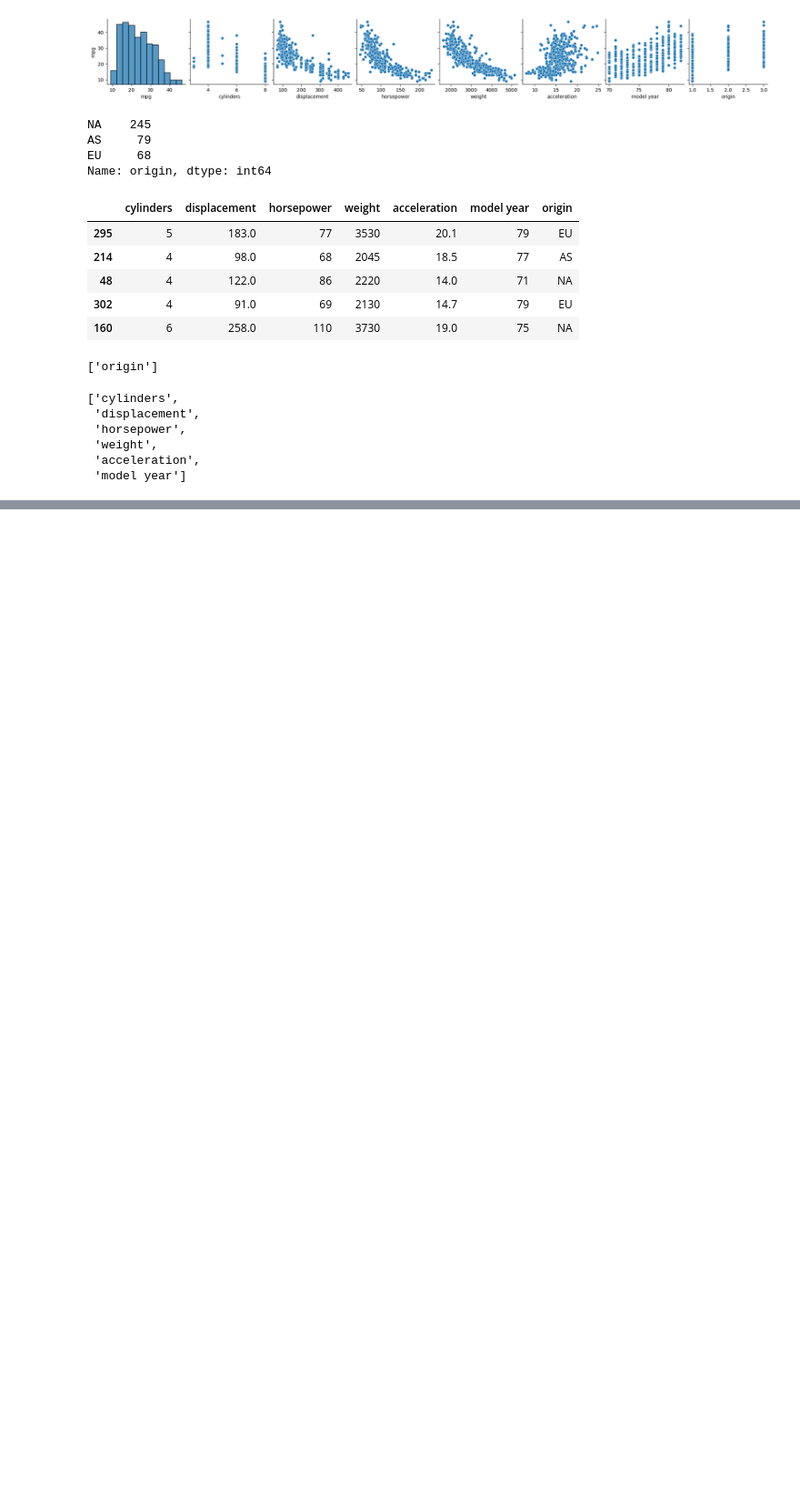
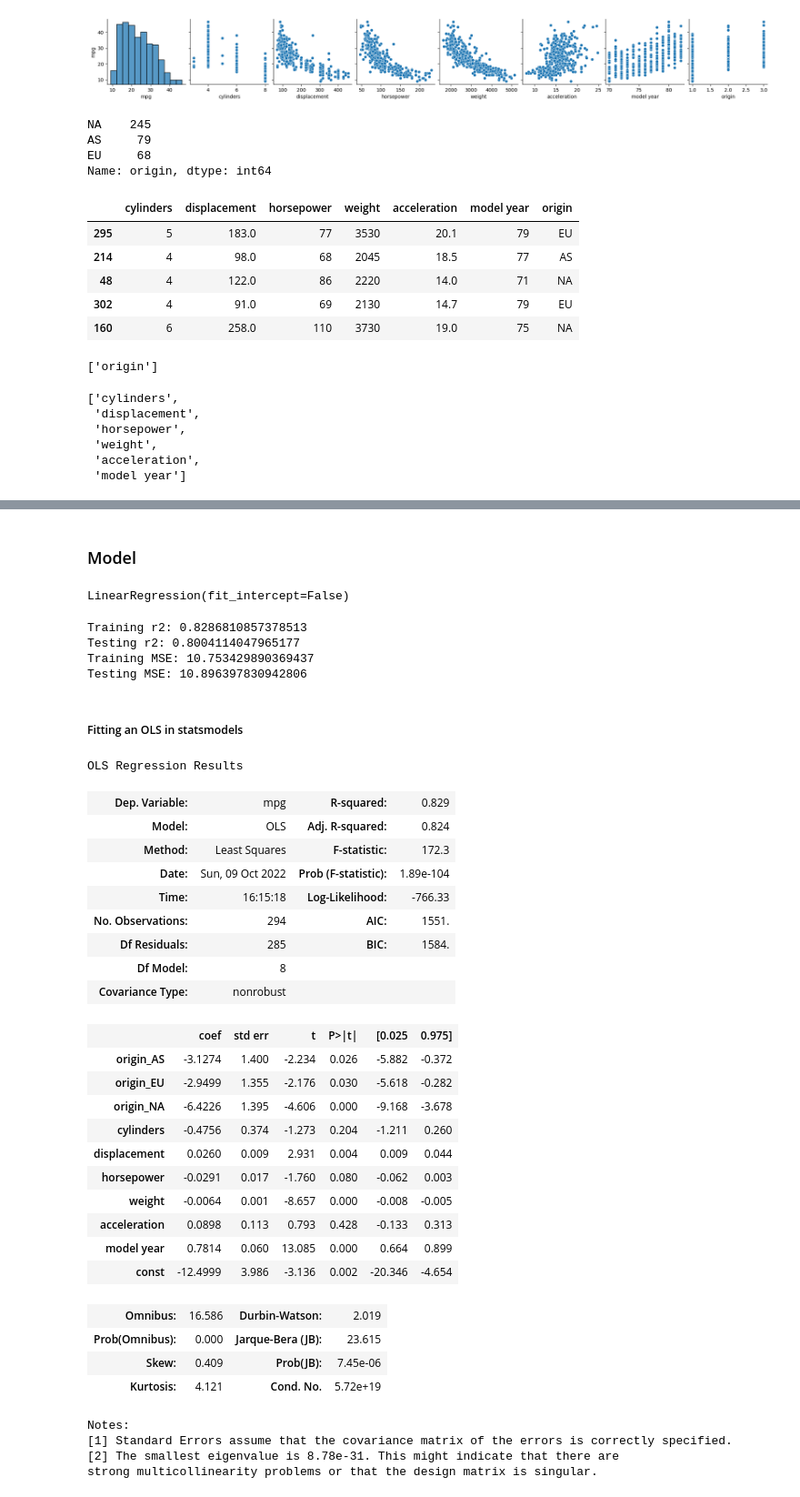
Before and after one commit to paulapipkin/stats_model, a Jupyter notebook: stats_model.ipynb, the cells around one changed output, grey strips where cells are left out. Shown at 91% size. Drawn from its saved outputs; the diff is of its cells as text; code cells hidden in the pictures; blank space fills up the shorter version.

```diff
--- a/stats_model.ipynb
+++ b/stats_model.ipynb
@@ -104,0 +252,10 @@ preprocessor = make_column_transformer((cat_pipe,cat_cols),
+# %% [markdown]
+### Model
+# %%
+#reviewing sklearn
+model = LinearRegression(fit_intercept=False)
+# %%
+# fit the model
+model.fit(X_train_df, y_train)
+# %% [output]
+LinearRegression(fit_intercept=False)
@@ -104,0 +266,15 @@ preprocessor = make_column_transformer((cat_pipe,cat_cols),
+# %%
+from sklearn.metrics import r2_score, mean_squared_error
+# find r-square
+print('Training r2:', r2_score(y_train, train_preds))
+print('Testing r2:', r2_score(y_test, test_preds))
+# find mse
+print('Training MSE:', mean_squared_error(y_train, train_preds))
+print('Testing MSE:', mean_squared_error(y_test, test_preds))
+# %% [output]
+Training r2: 0.8286810857378513
+Testing r2: 0.8004114047965177
+Training MSE: 10.753429890369437
+Testing MSE: 10.896397830942806
+# %% [markdown]
+##### Fitting an OLS in statsmodels
@@ -104,0 +283,40 @@ preprocessor = make_column_transformer((cat_pipe,cat_cols),
+# %%
+## instantiate an OLS model WITH the training data.
+# hasconst=True is the default, but showing for demo
+model = sm.OLS(y_train, X_train_df, hasconst=True)
+# %%
+# Fitting the model (no data in .fit) and saving the result as new var
+result = model.fit()
+# %%
+## get model performance metrics
+result.summary()
+# %% [output]
+OLS Regression Results
+| Dep. Variable: | mpg | R-squared: | 0.829 |
+| Model: | OLS | Adj. R-squared: | 0.824 |
+| Method: | Least Squares | F-statistic: | 172.3 |
+| Date: | Sun, 09 Oct 2022 | Prob (F-statistic): | 1.89e-104 |
+| Time: | 16:15:18 | Log-Likelihood: | -766.33 |
+| No. Observations: | 294 | AIC: | 1551. |
+| Df Residuals: | 285 | BIC: | 1584. |
+| Df Model: | 8 |  |  |
+| Covariance Type: | nonrobust |  |  |
+|  | coef | std err | t | P>|t| | [0.025 | 0.975] |
+| origin_AS | -3.1274 | 1.400 | -2.234 | 0.026 | -5.882 | -0.372 |
+| origin_EU | -2.9499 | 1.355 | -2.176 | 0.030 | -5.618 | -0.282 |
+| origin_NA | -6.4226 | 1.395 | -4.606 | 0.000 | -9.168 | -3.678 |
+| cylinders | -0.4756 | 0.374 | -1.273 | 0.204 | -1.211 | 0.260 |
+| displacement | 0.0260 | 0.009 | 2.931 | 0.004 | 0.009 | 0.044 |
+| horsepower | -0.0291 | 0.017 | -1.760 | 0.080 | -0.062 | 0.003 |
+| weight | -0.0064 | 0.001 | -8.657 | 0.000 | -0.008 | -0.005 |
+| acceleration | 0.0898 | 0.113 | 0.793 | 0.428 | -0.133 | 0.313 |
+| model year | 0.7814 | 0.060 | 13.085 | 0.000 | 0.664 | 0.899 |
+| const | -12.4999 | 3.986 | -3.136 | 0.002 | -20.346 | -4.654 |
+| Omnibus: | 16.586 | Durbin-Watson: | 2.019 |
+| Prob(Omnibus): | 0.000 | Jarque-Bera (JB): | 23.615 |
+| Skew: | 0.409 | Prob(JB): | 7.45e-06 |
+| Kurtosis: | 4.121 | Cond. No. | 5.72e+19 |
+Notes:
+[1] Standard Errors assume that the covariance matrix of the errors is correctly specified.
+[2] The smallest eigenvalue is 8.78e-31. This might indicate that there are
+strong multicollinearity problems or that the design matrix is singular.
```
Also changed, not shown: parts of 18 cells of this notebook.
